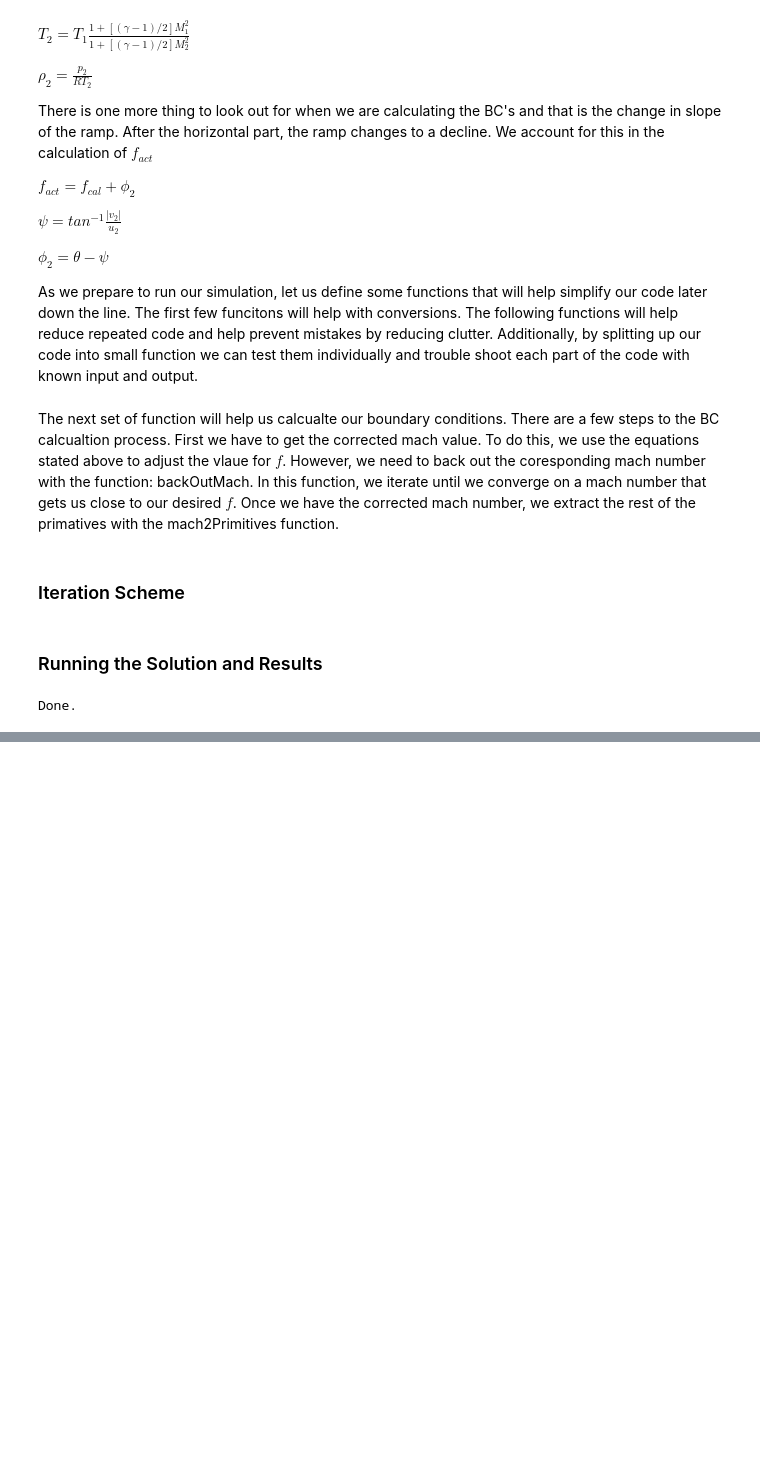
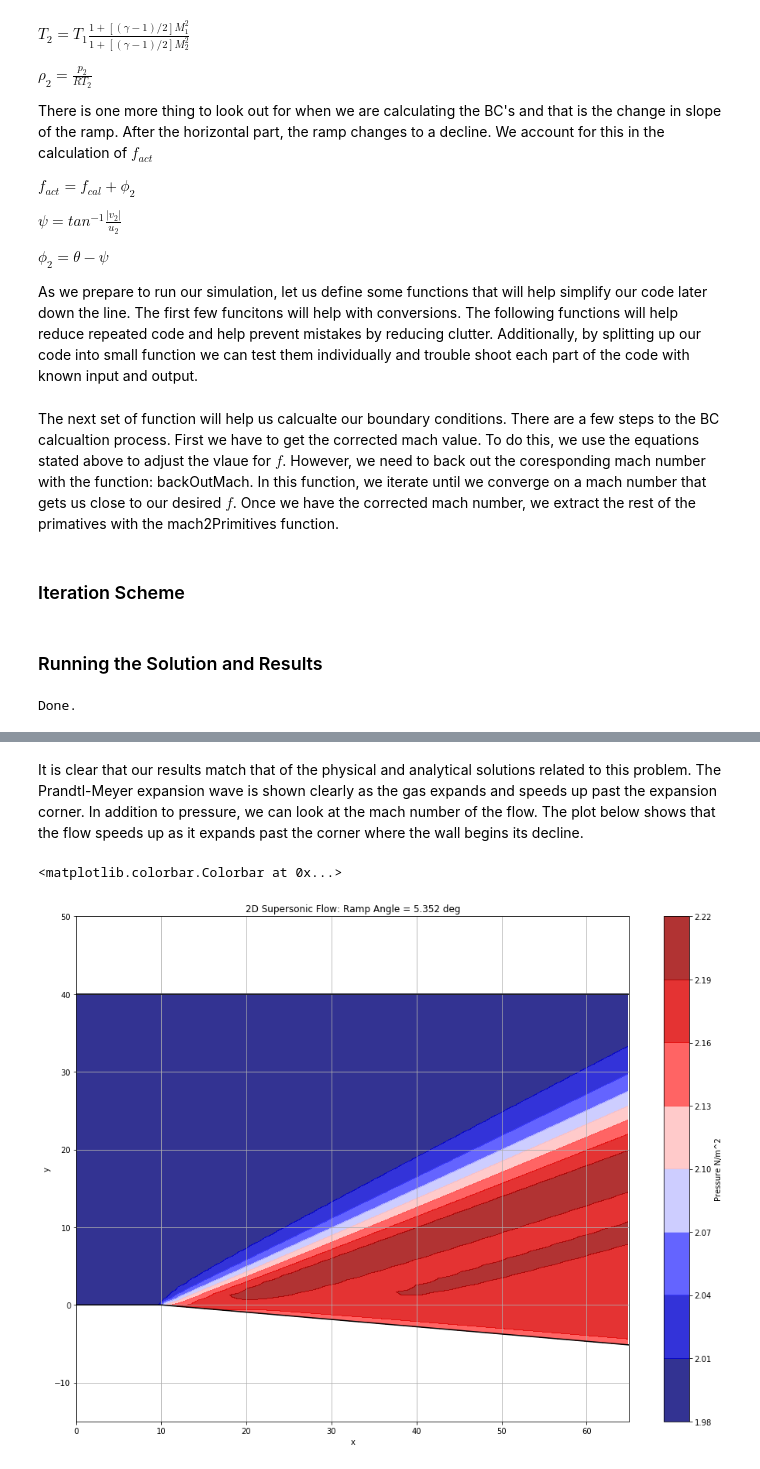
Before and after one commit to bjreddish/CFD, a Jupyter notebook: prandtlMeyerExpWave/expansionWave.ipynb, the cells around one changed output, grey strips where cells are left out. Drawn from its saved outputs; the diff is of its cells as text; code cells hidden in the pictures; blank space fills up the shorter version.

Commit message:
Added mach plot

```diff
--- a/prandtlMeyerExpWave/expansionWave.ipynb
+++ b/prandtlMeyerExpWave/expansionWave.ipynb
@@ -627,0 +626,21 @@ plt.quiver(xMatrix, yValues, u, v)
+# %% [markdown]
+
+It is clear that our results match that of the physical and analytical solutions related to this problem. The Prandtl-Meyer expansion wave is shown clearly as the gas expands and speeds up past the expansion corner. In addition to pressure, we can look at the mach number of the flow. The plot below shows that the flow speeds up as it expands past the corner where the wall begins its decline.
+# %%
+#plot geometry
+plt.figure(figsize=(16,12))
+plt.plot(x,np.ones(200)*40,'black')
+plt.plot(x,40-h,'black')
+plt.ylim([-15,50])
+plt.xlim([0,65])
+plt.grid()
+plt.title('2D Supersonic Flow: Ramp Angle = 5.352 deg')
+plt.xlabel('x')
+plt.ylabel('y')
+
+# Plot Results
+plt.contourf(xMatrix, yValues, mach,cmap=plt.cm.seismic, alpha=0.8)
+plt.colorbar(label='Pressure N/m^2')
+# %% [output]
+<matplotlib.colorbar.Colorbar at 0x...>
+[figure, added]
```
Also changed, not shown: parts of 4 cells of this notebook.
